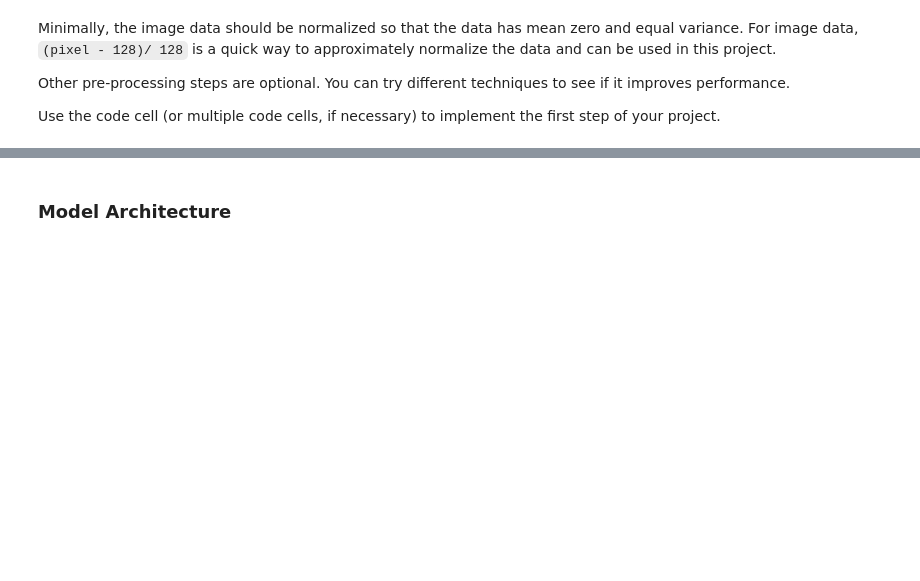
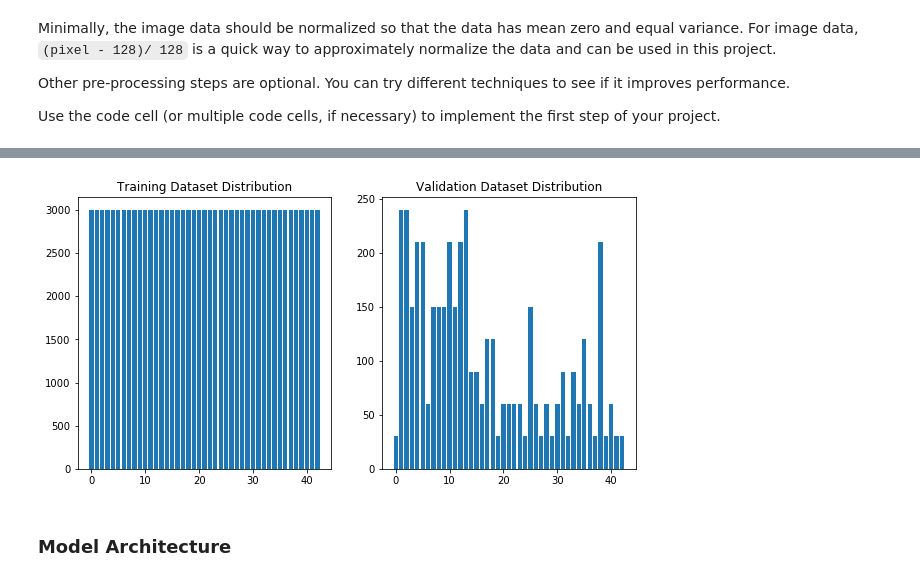
Before and after one commit to liangyd/CarND-Traffic-Sign-Classifier-Project, a Jupyter notebook: Traffic_Sign_Classifier.ipynb, the cells around one changed output, grey strips where cells are left out. Saved outputs shown, nothing was run; the diff lists cells and outputs as text; code cells hidden in the pictures; blank space fills up the shorter version.

```diff
--- a/Traffic_Sign_Classifier.ipynb
+++ b/Traffic_Sign_Classifier.ipynb
@@ -203,0 +283,91 @@ print(X_valid.shape)
+# %%
+X_train=norm(X_train_resample)
+y_train=y_train_resample
+X_valid=norm(X_valid_gray)
+y_valid=y_valid
+
+
+# from sklearn.model_selection import train_test_split
+# X_train, X_valid, y_train, y_valid = train_test_split(X_train, y_train, test_size=0.2, random_state=0)
+
+print(X_train.shape)
+print(y_train.shape)
+print(X_valid.shape)
+print(y_valid.shape)
+
+
+fig, axs = plt.subplots(1,2, figsize=(10, 5))
+fig.subplots_adjust(wspace=0.2)
+# Barchart for training dataset
+item_train, count_train = np.unique(y_train, return_counts=True)
+axs[0].bar(item_train, count_train)
+axs[0].set_title('Training Dataset Distribution')
+# Barchart for validation dataset
+item_valid, count_valid = np.unique(y_valid, return_counts=True)
+axs[1].bar(item_valid, count_valid)
+axs[1].set_title('Validation Dataset Distribution')
+
+# ob=np.zeros(n_classes)
+
+# for i in range(n_classes):
+#     quotient, remainder=divmod(max(count_train),count_train[i])
+#     for j in range(quotient-1):
+#         ob[i]+=1
+#         #affine transform
+
+# print(ob)
+
+
+
+
+
+
+# # Translation Test
+# img_trans=scaling(X_train_gray[1000])
+# print(img_trans.shape)
+# fig, axs = plt.subplots(1,2, figsize=(6, 3))
+# fig.subplots_adjust(wspace=0.6)
+# axs[0].imshow(X_train_gray[1000].squeeze(),cmap='gray')
+# axs[1].imshow(img_trans,cmap='gray')
+
+
+# # Rotation Test
+# img_rot=rotation(X_train_gray[1000])
+# print(img_rot.shape)
+# fig, axs = plt.subplots(1,2, figsize=(6, 3))
+# fig.subplots_adjust(wspace=0.6)
+# axs[0].imshow(X_train_gray[1000].squeeze(),cmap='gray')
+# axs[1].imshow(img_rot,cmap='gray')
+
+
+# # show 2 images randomly from training dataset
+# fig, axs = plt.subplots(1,2, figsize=(6, 3))
+# fig.subplots_adjust(wspace=0.6)
+# for i in range(4):
+#     index = np.random.randint(0, n_train)
+#     image = X_train[index].squeeze()
+#     axs[i].axis('off')
+#     axs[i].imshow(image)
+#     name=signnames[1][y_train[index]+1]
+#     axs[i].set_title(name, fontsize=8)
+
+
+# # Preprocess the training dataset
+# X_train_gray=grayscale(X_train)
+# X_train_norm=norm(X_train_gray)
+
+# # Preprocess the validation dataset
+# X_valid_gray=grayscale(X_valid)
+# X_valid_norm=norm(X_valid_gray)
+
+# print(X_train.shape)
+# print(X_valid.shape)
+# print(X_train_norm.shape)
+# print(X_valid_norm.shape)
+# #plt.imshow(X_train_norm[1000].squeeze(),cmap='gray')
+
+# X_train=X_train_norm
+# X_valid=X_valid_norm
+# print(X_train.shape)
+# print(X_valid.shape)
+# %% [output]
@@ -204,3 +379,4 @@ print(X_valid.shape)
+[figure, added]
 # %% [markdown]
 ### Model Architecture
 # %%
```
Also changed, not shown: parts of 12 cells of this notebook, 3 other files.
